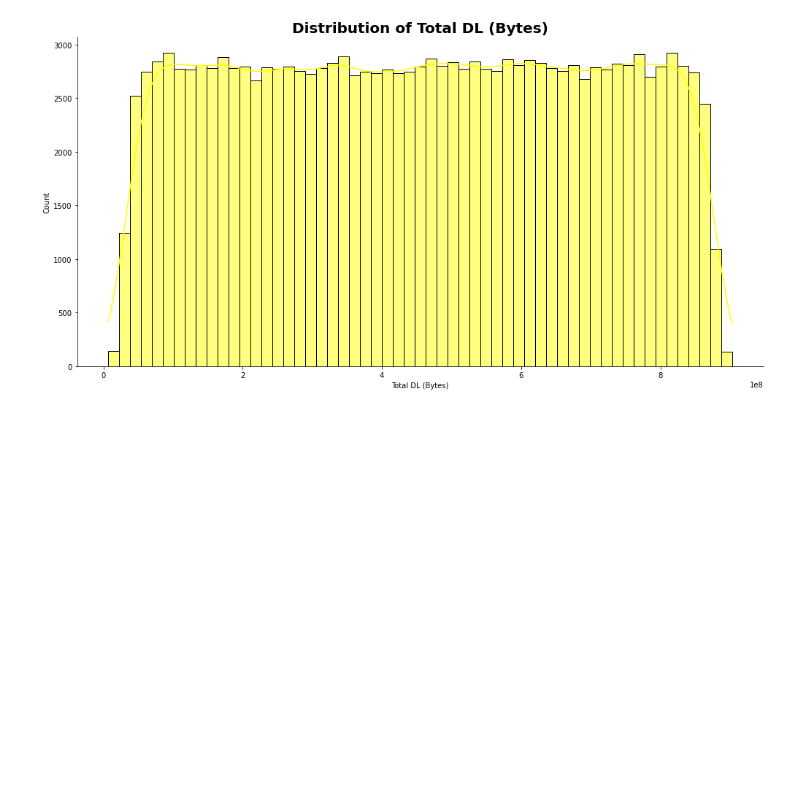
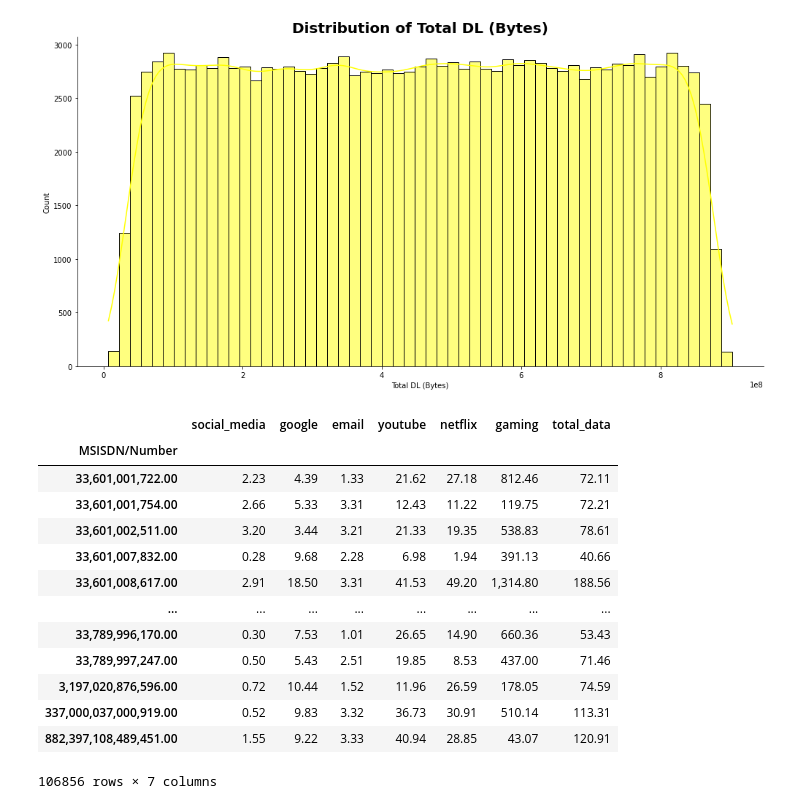
Before and after one commit to ItsDebol/User_Analytics_in_the_Telecommunication_Industry, a Jupyter notebook: Data_Exploration.ipynb, the cells around one changed output. Saved outputs shown, nothing was run; the diff lists cells and outputs as text; code cells hidden in the pictures; blank space fills up the shorter version.

```diff
--- a/Data_Exploration.ipynb
+++ b/Data_Exploration.ipynb
@@ -850,4 +886,22 @@ plot_hist(dfExp, "Total DL (Bytes)", "yellow")
 # %%
-plot_hist(dfExp, "MSISDN/Number", "black")
+total_data =df_clean[['MSISDN/Number', 'social_media', 'google', 'email', 'youtube', 'netflix',
+                                 'gaming', 'total_data', 'Handset Manufacturer']]
+total_data_agg = total_data.groupby('MSISDN/Number').sum()
+total_data_agg
+# %% [output]
+|  | social_media | google | email | youtube | netflix | gaming | total_data |
+| MSISDN/Number |  |  |  |  |  |  |  |
+| 33,601,001,722.00 | 2.23 | 4.39 | 1.33 | 21.62 | 27.18 | 812.46 | 72.11 |
+| 33,601,001,754.00 | 2.66 | 5.33 | 3.31 | 12.43 | 11.22 | 119.75 | 72.21 |
+| 33,601,002,511.00 | 3.20 | 3.44 | 3.21 | 21.33 | 19.35 | 538.83 | 78.61 |
+| 33,601,007,832.00 | 0.28 | 9.68 | 2.28 | 6.98 | 1.94 | 391.13 | 40.66 |
+| 33,601,008,617.00 | 2.91 | 18.50 | 3.31 | 41.53 | 49.20 | 1,314.80 | 188.56 |
+| ... | ... | ... | ... | ... | ... | ... | ... |
+| 33,789,996,170.00 | 0.30 | 7.53 | 1.01 | 26.65 | 14.90 | 660.36 | 53.43 |
+| 33,789,997,247.00 | 0.50 | 5.43 | 2.51 | 19.85 | 8.53 | 437.00 | 71.46 |
+| 3,197,020,876,596.00 | 0.72 | 10.44 | 1.52 | 11.96 | 26.59 | 178.05 | 74.59 |
+| 337,000,037,000,919.00 | 0.52 | 9.83 | 3.32 | 36.73 | 30.91 | 510.14 | 113.31 |
+| 882,397,108,489,451.00 | 1.55 | 9.22 | 3.33 | 40.94 | 28.85 | 43.07 | 120.91 |
+106856 rows × 7 columns
 # %%
 dfExp["IMSI"].describe()
```
Also changed, not shown: parts of 24 cells of this notebook.
